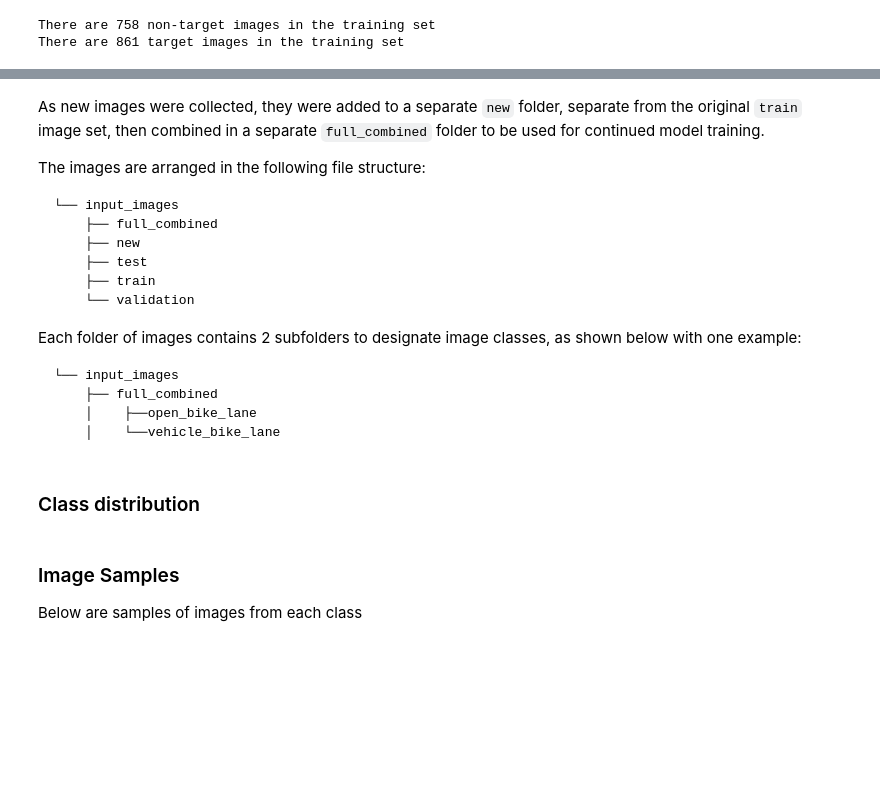
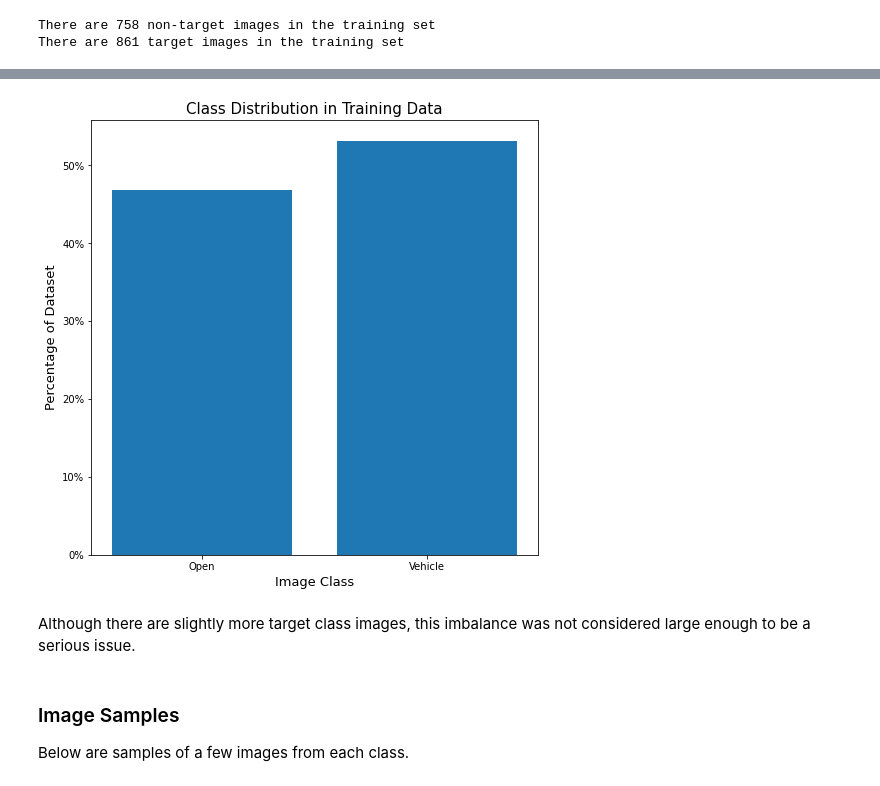
Before and after one commit to jmarkowi/NYC_bike_lanes, a Jupyter notebook: NYC_bike_lanes.ipynb, the cells around one changed output, grey strips where cells are left out. Cells and saved outputs as stored; diff of their text form; code cells hidden in the pictures; blank space fills up the shorter version.

````diff
--- a/NYC_bike_lanes.ipynb
+++ b/NYC_bike_lanes.ipynb
@@ -57,8 +65,10 @@ This tag is read by most image display programs in order to orient the image cor
 To solve this issue, the `exif_transpose` method from `PIL.ImageOps` was used in a custom `reorient_images` function to create a correctly oriented copy of every image in the dataset. This results in a dataset of correctly oriented images, as demonstrated below:
 # %%
 # Read files in as images
-raw_dir = 'other_images/raw_images'
-raw_open_dir = os.path.join(raw_dir, 'open_bike_lane')
+# Directories
+train_dir = 'input_images/full_combined'
+train_open_dir = os.path.join(train_dir, 'open_bike_lane')
+train_vehicle_dir = os.path.join(train_dir, 'vehicle_bike_lane')
 
 oriented_open_images = get_images(train_open_dir, num_images=5)
 # %%
@@ -157,38 +207,22 @@ However, this causes two serious data issues. First, it creates a non-random val
-# %% [markdown]
-As new images were collected, they were added to a separate `new` folder, separate from the original `train` image set, then combined in a separate `full_combined` folder to be used for continued model training.
-
-The images are arranged in the following file structure:
-
-```
-└── input_images
-    ├── full_combined
-    ├── new
-    ├── test
-    ├── train
-    └── validation
-```
-Each folder of images contains 2 subfolders to designate image classes, as shown below with one example:
-```
-└── input_images
-    ├── full_combined
-    │    ├──open_bike_lane
-    │    └──vehicle_bike_lane
-```
-# %% [markdown]
-### Class distribution
 # %%
 # Visualize class distribution in training data
-total_images = len(open_images) + len(vehicle_images)
+num_open = len(os.listdir(train_open_dir))
+num_vehicle = len(os.listdir(train_vehicle_dir))
+total_images = num_open + num_vehicle
 fig, ax = plt.subplots(figsize=(8, 8))
 
-ax.bar(x=['Open', 'Vehicle'], height=[len(open_images)/total_images,
-                                                  len(vehicle_images)/total_images])
+ax.bar(x=['Open', 'Vehicle'], height=[num_open/total_images,
+                                                  num_vehicle/total_images])
 ax.set_title('Class Distribution in Training Data', size=15)
 ax.set_ylabel('Percentage of Dataset', size=13)
 ax.set_xlabel('Image Class', size=13)
 ax.set_yticklabels([str(int(p*100))+'%' for p in ax.get_yticks()])
 plt.show()
+# %% [output]
+[figure, added]
+# %% [markdown]
+Although there are slightly more target class images, this imbalance was not considered large enough to be a serious issue.
 # %% [markdown]
 ### Image Samples
 
-Below are samples of images from each class
+Below are samples of a few images from each class.
````
Also changed, not shown: parts of 22 cells of this notebook, 2 other files.
